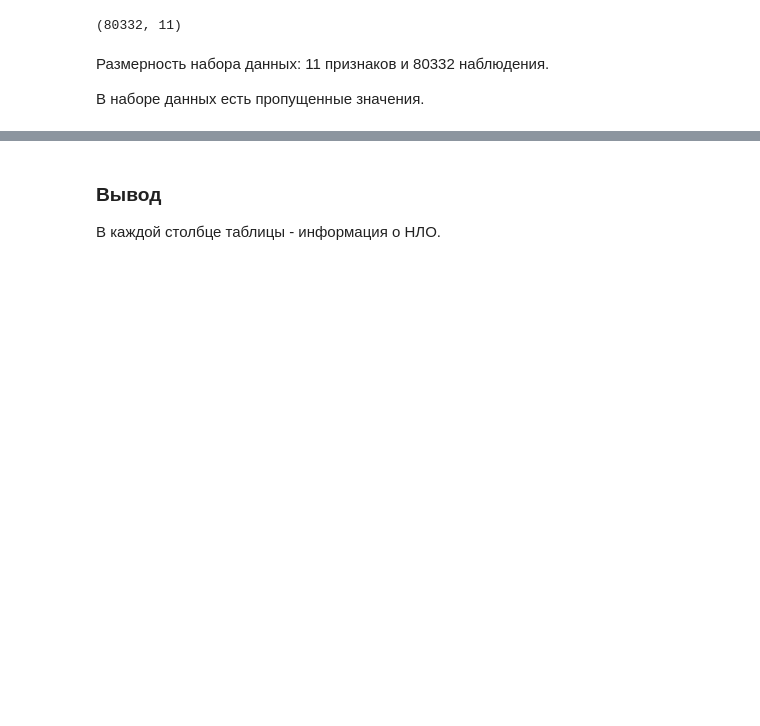
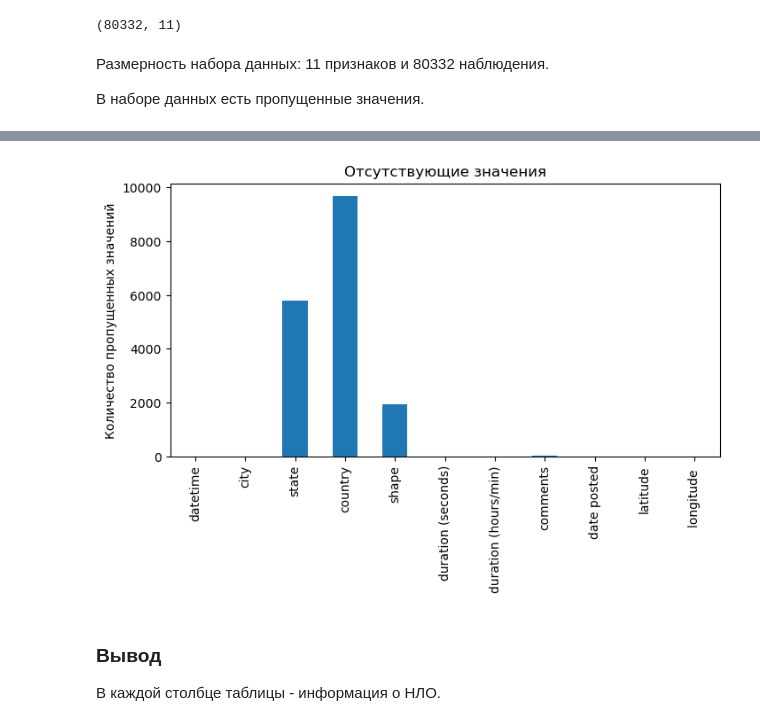
Before and after one commit to usuratonkachi666/Machine---Learning, a Jupyter notebook: Untitled2.ipynb, the cells around one changed output, grey strips where cells are left out. Cells and saved outputs as stored; diff of their text form; code cells hidden in the pictures; blank space fills up the shorter version.

```diff
--- a/Untitled2.ipynb
+++ b/Untitled2.ipynb
@@ -100,3 +131,14 @@ df.shape
+# %%
+# Подсчет пропущенных значений в каждом столбце
+missing_data = df.isna().sum()
+
+# Построение гистограммы пропущенных значений
+missing_data.plot(kind='bar', figsize=(8, 4))
+plt.title("Отсутствующие значения")
+plt.ylabel("Количество пропущенных значений")
+plt.show()
+# %% [output]
+[figure, added]
 # %% [markdown]
 ### Вывод
 В каждой столбце таблицы - информация о НЛО.
```
Also changed, not shown: parts of 2 cells of this notebook.
